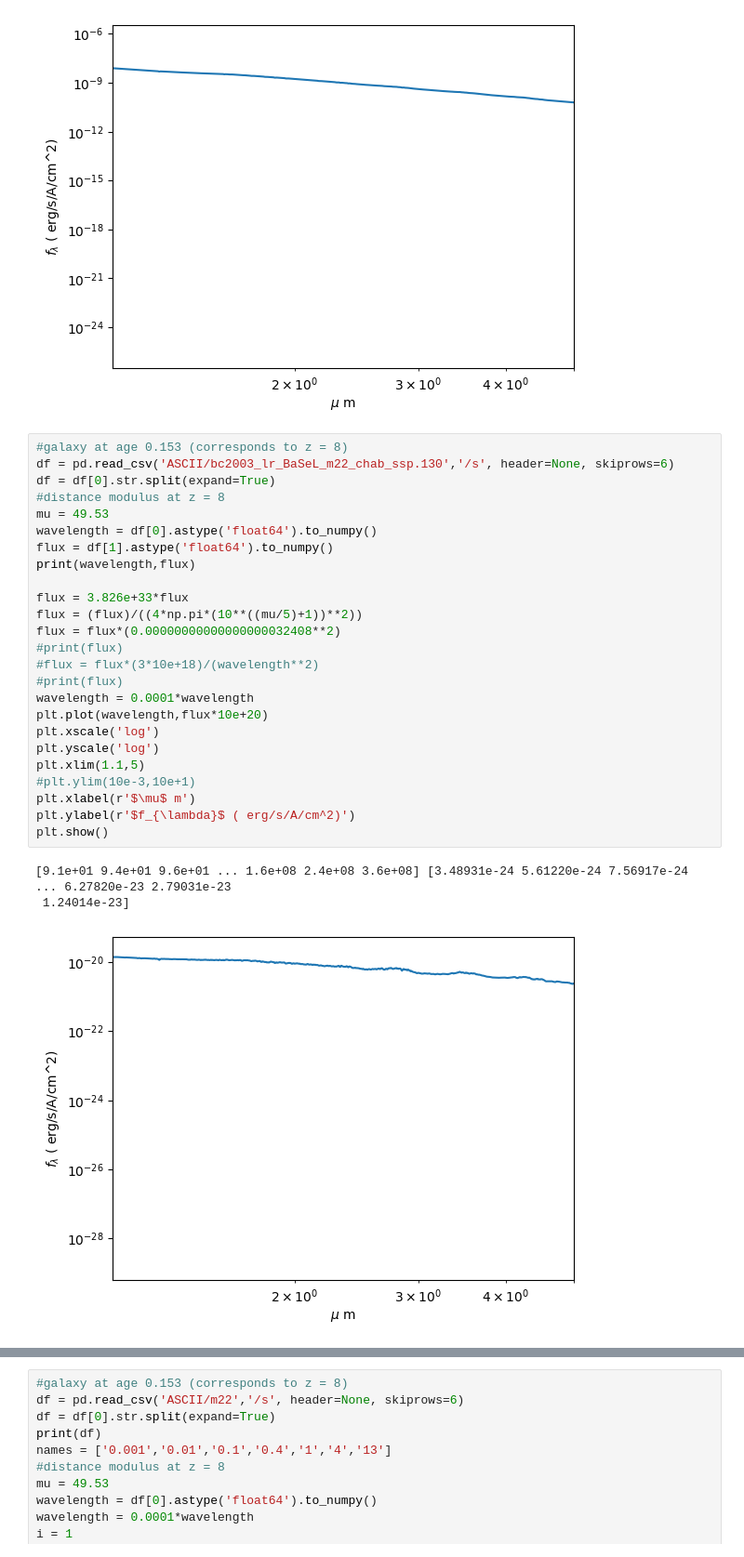
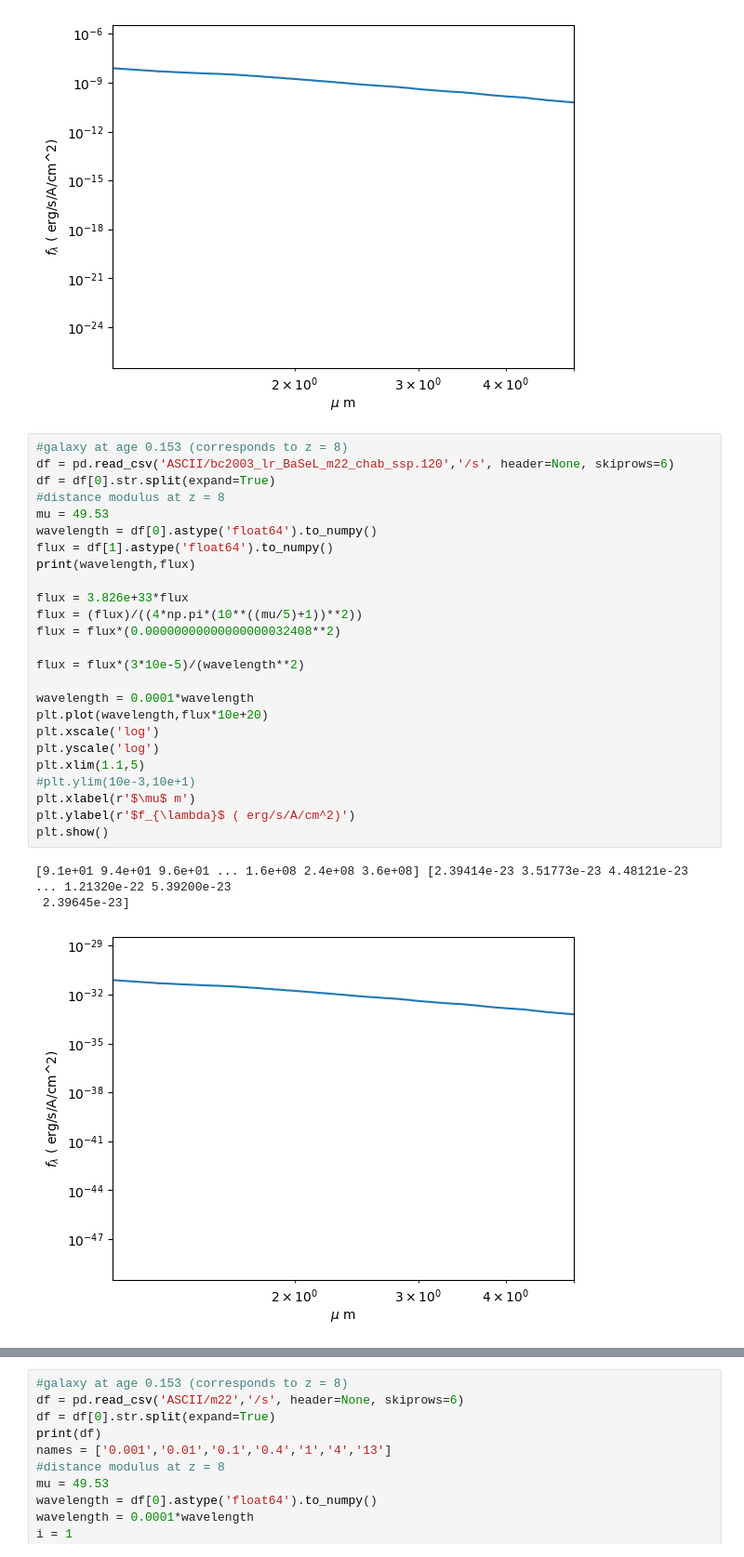
Before and after one commit to clilje/summer_2023, a Jupyter notebook: Week 1/plot-spectrum.ipynb, the cells around one changed output, grey strips where cells are left out. Shown at 93% size. Saved outputs shown, nothing was run; the diff lists cells and outputs as text.

```diff
--- a/Week 1/plot-spectrum.ipynb
+++ b/Week 1/plot-spectrum.ipynb
@@ -61,30 +61,30 @@ plt.show()
 [figure]
 # %%
 #galaxy at age 0.153 (corresponds to z = 8)
-df = pd.read_csv('ASCII/bc2003_lr_BaSeL_m22_chab_ssp.130','/s', header=None, skiprows=6)
+df = pd.read_csv('ASCII/bc2003_lr_BaSeL_m22_chab_ssp.120','/s', header=None, skiprows=6)
 df = df[0].str.split(expand=True)
 #distance modulus at z = 8
 mu = 49.53
 wavelength = df[0].astype('float64').to_numpy()
 flux = df[1].astype('float64').to_numpy()
 print(wavelength,flux)
 
 flux = 3.826e+33*flux
 flux = (flux)/((4*np.pi*(10**((mu/5)+1))**2))
 flux = flux*(0.00000000000000000032408**2)
-#print(flux)
-#flux = flux*(3*10e+18)/(wavelength**2)
-#print(flux)
+
+flux = flux*(3*10e-5)/(wavelength**2)
+
 wavelength = 0.0001*wavelength
 plt.plot(wavelength,flux*10e+20)
 plt.xscale('log')
 plt.yscale('log')
 plt.xlim(1.1,5)
 #plt.ylim(10e-3,10e+1)
 plt.xlabel(r'$\mu$ m')
 plt.ylabel(r'$f_{\lambda}$ ( erg/s/A/cm^2)')
 plt.show()
 # %% [output]
-[9.1e+01 9.4e+01 9.6e+01 ... 1.6e+08 2.4e+08 3.6e+08] [3.48931e-24 5.61220e-24 7.56917e-24 ... 6.27820e-23 2.79031e-23
- 1.24014e-23]
+[9.1e+01 9.4e+01 9.6e+01 ... 1.6e+08 2.4e+08 3.6e+08] [2.39414e-23 3.51773e-23 4.48121e-23 ... 1.21320e-22 5.39200e-23
+ 2.39645e-23]
-[figure, old version]
+[figure, new version]
```
Also changed, not shown: parts of 5 cells of this notebook, 7 other files.
